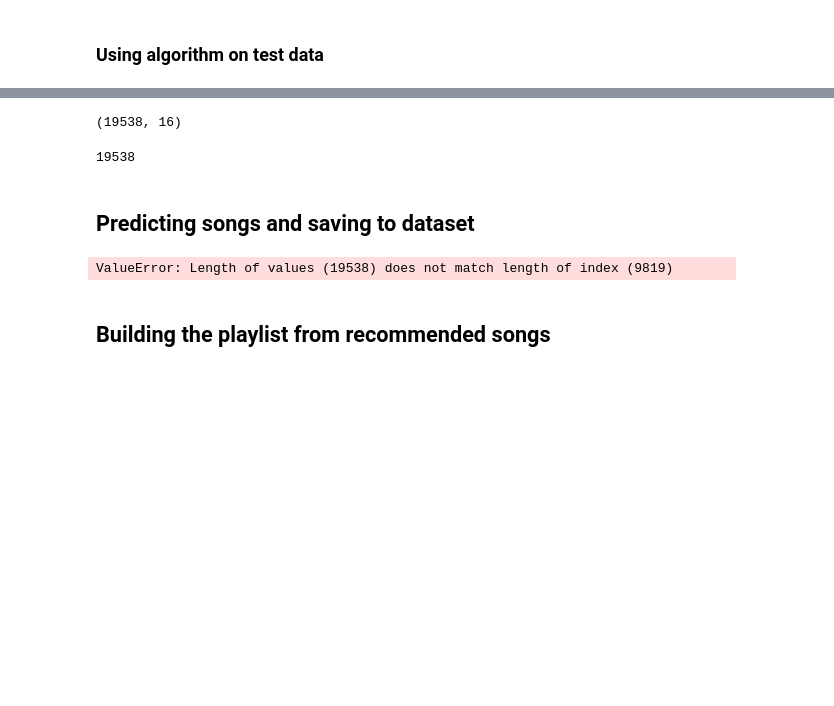
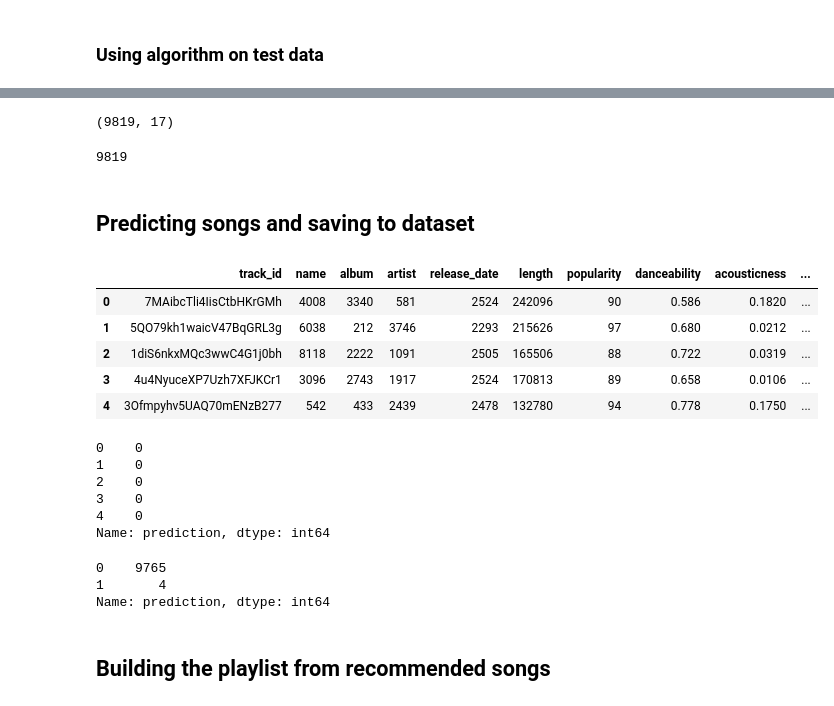
Before and after one commit to lognorman20/spotify_recommender, a Jupyter notebook: model_creation.ipynb, the cells around one changed output, grey strips where cells are left out. Cells and saved outputs as stored; diff of their text form; code cells hidden in the pictures; blank space fills up the shorter version.

```diff
--- a/model_creation.ipynb
+++ b/model_creation.ipynb
@@ -248,18 +256,42 @@ pipe.score(X_test, y_test)
 # %%
-X.shape
+df.shape
 # %% [output]
-(19538, 16)
+(9819, 17)
 # %%
-len(pipe.predict(X.drop(['favorite'], axis=1)))
+len(pipe.predict(df.drop(['favorite','track_id'], axis=1)))
 # %% [output]
-19538
+9819
 # %% [markdown]
 ## Predicting songs and saving to dataset
+# %%
+df = pd.read_csv('data/encoded_playlist_songs.csv')
+# %%
+df.head()
+# %% [output]
+|  | track_id | name | album | artist | release_date | length | popularity | danceability | acousticness | ... |
+| 0 | 7MAibcTli4IisCtbHKrGMh | 4008 | 3340 | 581 | 2524 | 242096 | 90 | 0.586 | 0.1820 | ... |
+| 1 | 5QO79kh1waicV47BqGRL3g | 6038 | 212 | 3746 | 2293 | 215626 | 97 | 0.680 | 0.0212 | ... |
+| 2 | 1diS6nkxMQc3wwC4G1j0bh | 8118 | 2222 | 1091 | 2505 | 165506 | 88 | 0.722 | 0.0319 | ... |
+| 3 | 4u4NyuceXP7Uzh7XFJKCr1 | 3096 | 2743 | 1917 | 2524 | 170813 | 89 | 0.658 | 0.0106 | ... |
+| 4 | 3Ofmpyhv5UAQ70mENzB277 | 542 | 433 | 2439 | 2478 | 132780 | 94 | 0.778 | 0.1750 | ... |
 # %%
-prediction = pipe.predict(X.drop(['favorite'], axis=1))
+prediction = pipe.predict(df.drop(['favorite','track_id'], axis=1))
 df['prediction'] = prediction
-# %% [output]
-ValueError: Length of values (19538) does not match length of index (9819)
+# %%
+df['prediction'].head()
+# %% [output]
+0    0
+1    0
+2    0
+3    0
+4    0
+Name: prediction, dtype: int64
+# %%
+df['prediction'].value_counts()
+# %% [output]
+0    9765
+1       4
+Name: prediction, dtype: int64
 # %% [markdown]
 ## Building the playlist from recommended songs
 # %%
```
Also changed, not shown: parts of 21 cells of this notebook.
